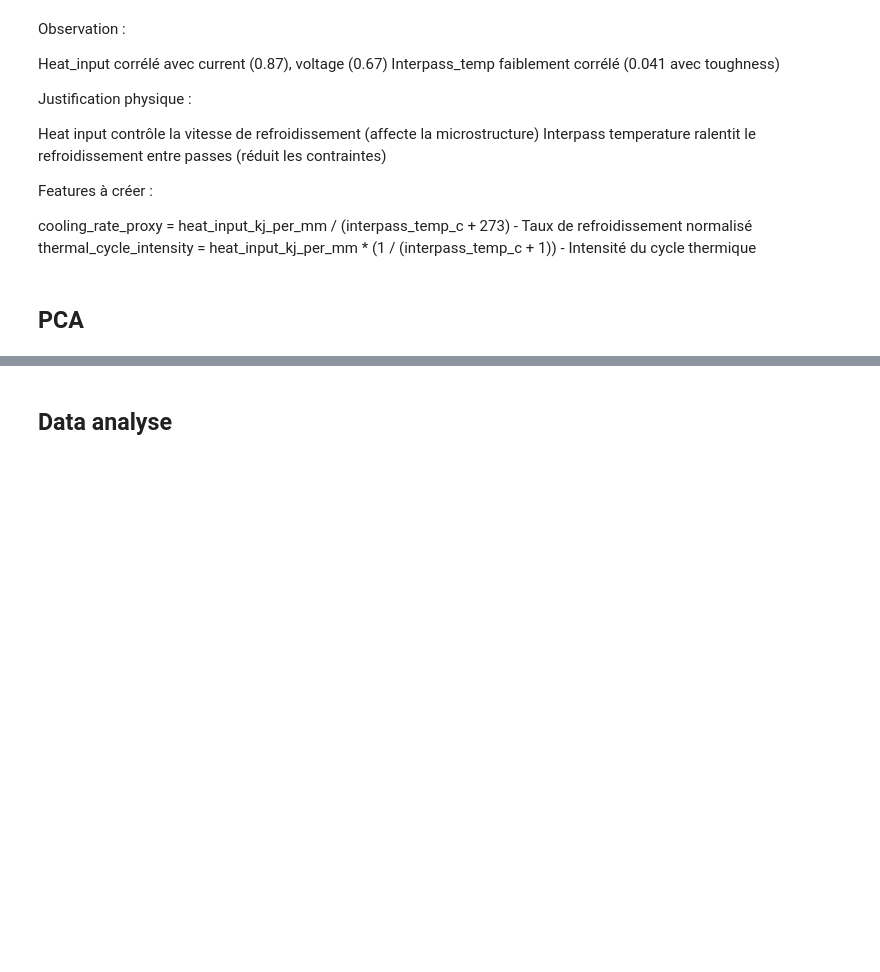
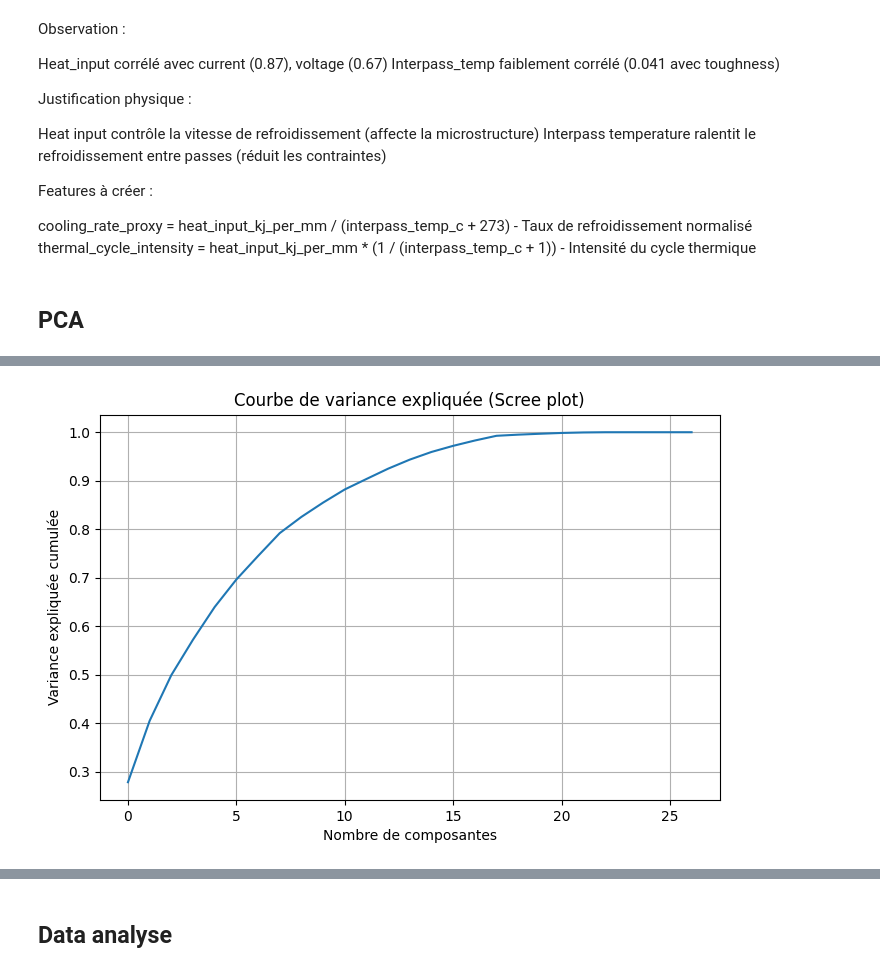
Before and after one commit to colinfrisch/projet_appr_auto, a Jupyter notebook: preprocessing.ipynb, the cells around one changed output, grey strips where cells are left out. Drawn from its saved outputs; the diff is of its cells as text; code cells hidden in the pictures; blank space fills up the shorter version.

```diff
--- a/preprocessing.ipynb
+++ b/preprocessing.ipynb
@@ -639,5 +656,8 @@ thermal_cycle_intensity = ready_dataset['heat_input_kj_per_mm'] * (1 / (ready_da
 
 ready_dataset['hardenability_index'] = hardenability_index
 ready_dataset['carbon_manganese_ratio'] = carbon_manganese_ratio
+
+ready_dataset['cooling_rate_proxy'] = cooling_rate_proxy
+ready_dataset['thermal_cycle_intensity'] = thermal_cycle_intensity
 # %% [markdown]
 ## PCA
@@ -643,0 +670,10 @@ ready_dataset['carbon_manganese_ratio'] = carbon_manganese_ratio
+# %%
+ready_dataset_num = ready_dataset.drop(columns=cat_cols)
+ready_dataset_num = ready_dataset_num.select_dtypes(include=[np.number])
+print(ready_dataset_num.info())
+
+scaler = StandardScaler()
+scaled_dataset = scaler.fit_transform(ready_dataset_num)
+
+pca = PCA()
+pca_data = pca.fit_transform(scaled_dataset)
@@ -643,0 +698,10 @@ ready_dataset['carbon_manganese_ratio'] = carbon_manganese_ratio
+# %%
+plt.figure(figsize=(8,5))
+plt.plot(np.cumsum(pca.explained_variance_ratio_))
+plt.xlabel('Nombre de composantes')
+plt.ylabel('Variance expliquée cumulée')
+plt.title('Courbe de variance expliquée (Scree plot)')
+plt.grid(True)
+plt.show()
+# %% [output]
+[figure, added]
```
Also changed, not shown: parts of 12 cells of this notebook, 3 other files.
